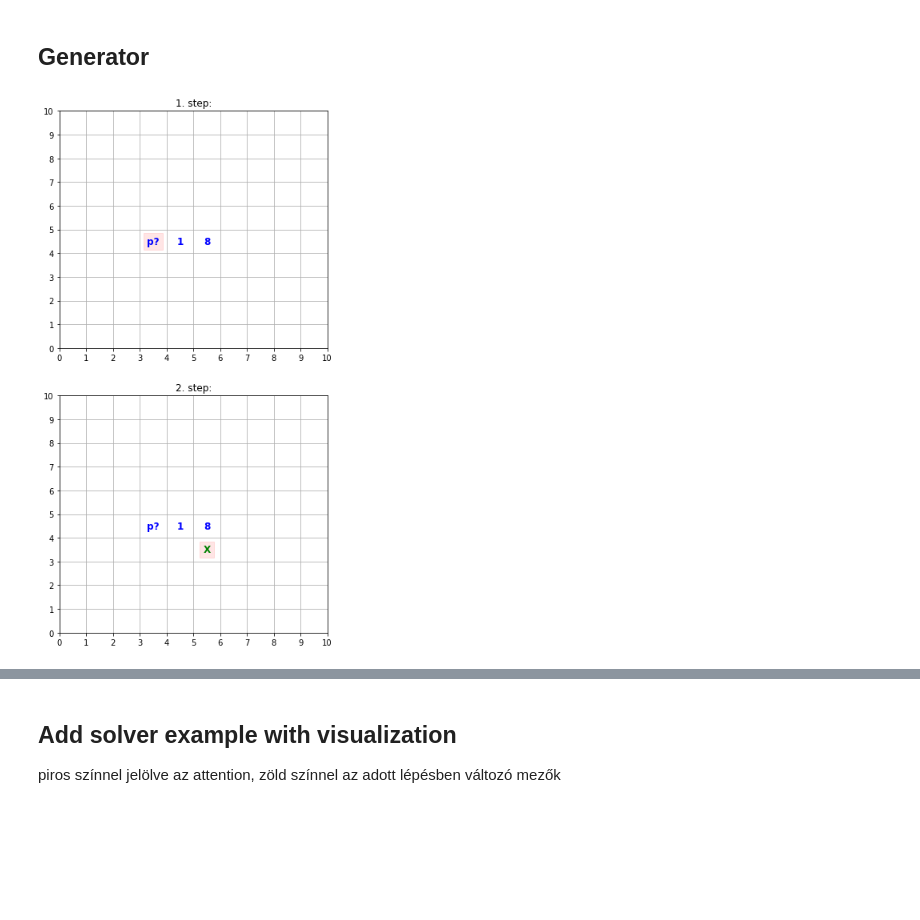
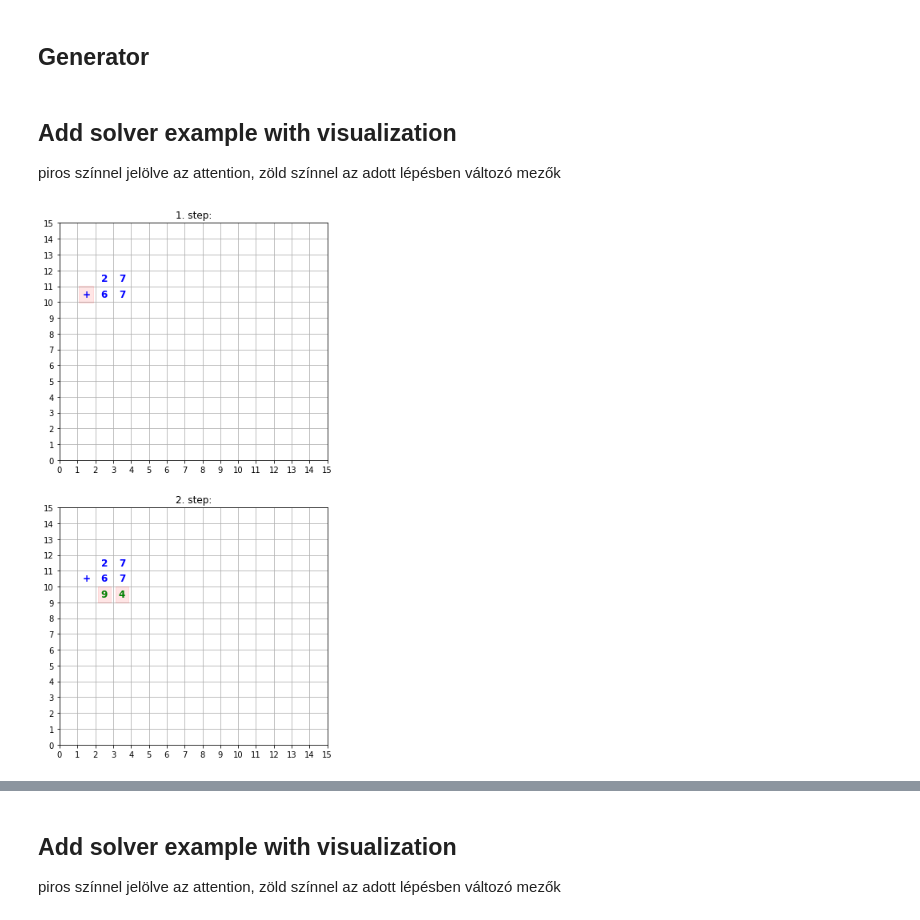
Before and after one commit to csadrian/arithmetics_on_paper, a Jupyter notebook: examples.ipynb, the cells around one changed output, grey strips where cells are left out. Drawn from its saved outputs; the diff is of its cells as text; code cells hidden in the pictures; blank space fills up the shorter version.

Commit message:
add solver fix and example in notebook

```diff
--- a/examples.ipynb
+++ b/examples.ipynb
@@ -38,5 +20,16 @@ def generator(Solver_, Problem_, N=10):
-# %%
-plot_steps(generator(Solver_=IsPrimeSolverEasy,
-         Problem_=IsPrimeProblem, N=1)[0])
-# %% [output]
-[figure, removed]
+# %% [markdown]
+## Add solver example with visualization
+
+piros színnel jelölve az attention, zöld színnel az adott lépésben változó mezők
+# %%
+def add_problem_generator(a=27, b=67):
+    while True:
+        yield {'a': a, 'b': b, 'c': a+b}
+# %%
+def solve_addition(a=27, b=67):
+    res = next(iter(AddSolver(15).generator(add_problem_generator(a,b))))
+    plot_steps(res)
+# %%
+solve_addition()
+# %% [output]
+[figure, added]
```
Also changed, not shown: parts of 28 cells of this notebook, 1 other file.
